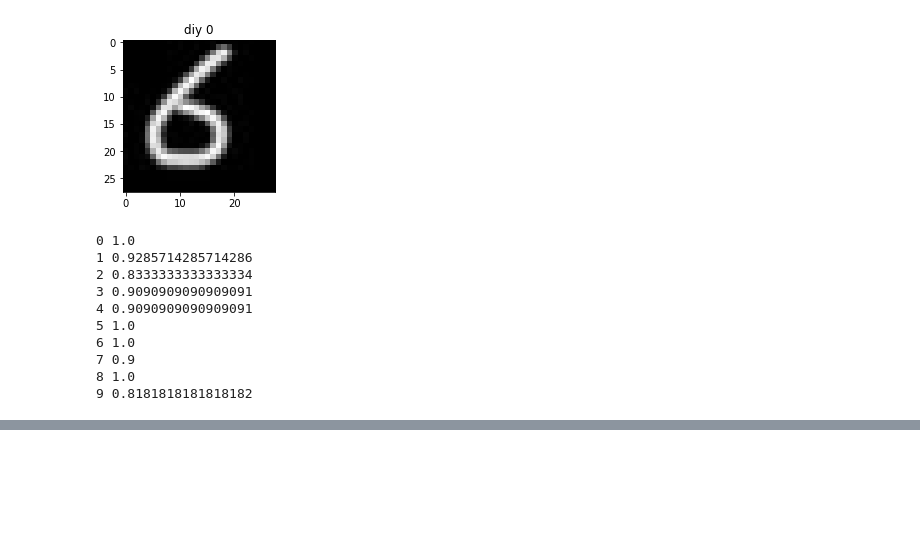
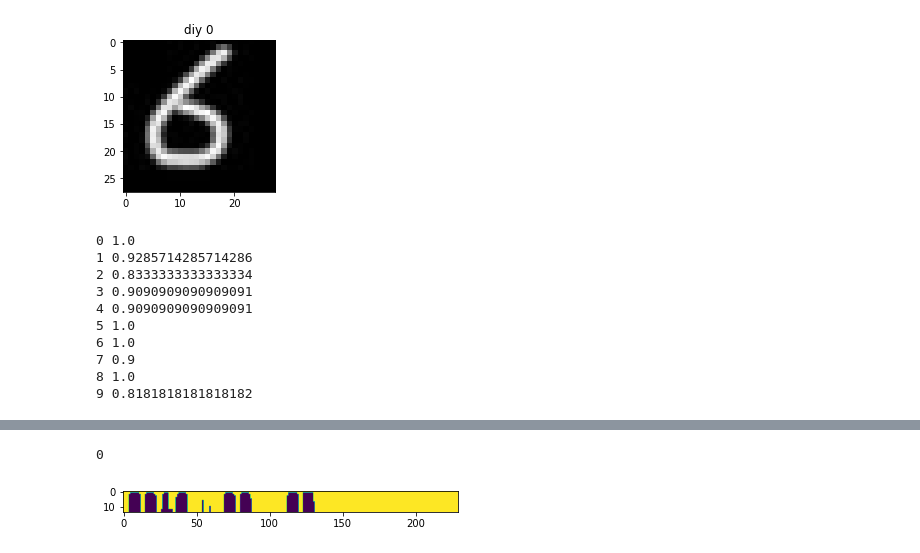
Before and after one commit to sonderlau/invoice_recognition, a Jupyter notebook: mnist.ipynb, the cells around one changed output, grey strips where cells are left out. Cells and saved outputs as stored; diff of their text form; code cells hidden in the pictures; blank space fills up the shorter version.

```diff
--- a/mnist.ipynb
+++ b/mnist.ipynb
@@ -218,0 +334,60 @@ for i in range(10):
+# %%
+# 切每行
+
+for index, row_img in enumerate(row_imgs):
+    # 纵向映射
+    if index != 2:
+        continue
+    #! 膨胀图片
+    row_img = cv2.dilate(row_img, np.ones((2,1),np.uint8), iterations=10)
+    ### 计算投影 ###
+    # plt.imshow(row_img, cmap='gray')
+    (h,w)=row_img.shape
+
+    dots_num = [0 for _ in range(0,w)]
+    # 遍历每一列，记录下这一列包含多少有效像素点
+    # 每列
+    for i in range(0,w):
+        # 第 i 列的每一行
+        for j in range(0,h):
+            # 判断白点
+            if row_img[j,i] == 0:
+                dots_num[i] += 1
+     ### 根据投影切分图块 ###
+    show_shadow(dots_num, 'x')
+    is_start = False # 是否已经开始切分
+    start_index = 0 # 每次切分的起始索引
+    mark_boxs = []
+    for i in range(0,len(dots_num)):
+        if is_start == False and dots_num[i] < 15:
+            is_start = True
+            start_index = i
+            # print(f"start_index: {start_index}")
+        # 记录这次选中的区域[左，上，右，下]，上下就是图片，左右是start到当前
+        elif is_start and dots_num[i] >= 15:
+            is_start = False
+            if i-start_index > 4:
+                left = max(start_index-1, 0)
+                right = min(w, i+1)
+                box = [left, 0, right, 0]
+                mark_boxs.append(box)
+                # print(left)
+    print(len(mark_boxs))
+    # 裁剪图片
+
+    img_items = [] # 存放裁剪好的图片
+    for i in range(0,len(mark_boxs)):
+        img_org = img.copy()
+        box = mark_boxs[i]
+        # 裁剪图片
+        img_item = img_org[box[1]:box[3], box[0]:box[2]]
+        img_items.append(img_item)
+    # 保存图片
+    # img_paths = []
+    # for i in range(0,len(img_items)):
+    #     file_path = './cut-rows/'+'row-'+str(index)+ '/' + str(i) +  '.jpg'
+    #     cv2.imwrite(file_path,img_items[i])
+    #     img_paths.append(file_path)
+# %% [output]
+0
+[figure, added]
```
Also changed, not shown: parts of 8 cells of this notebook, 9 other files.
